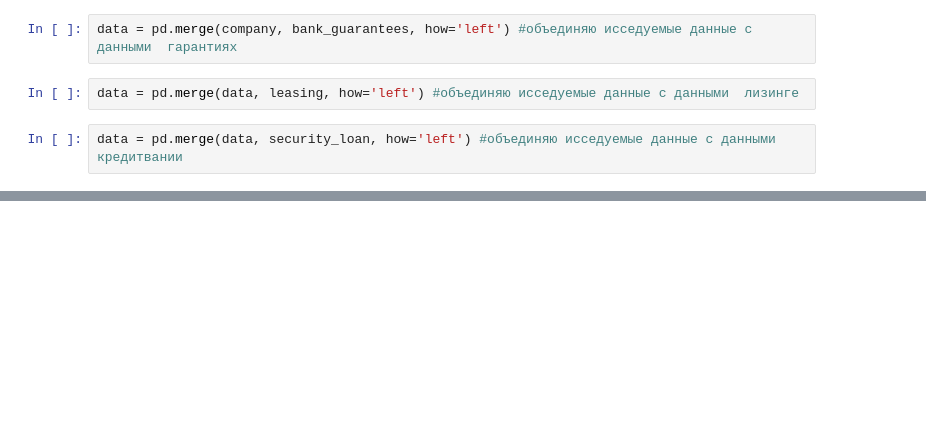
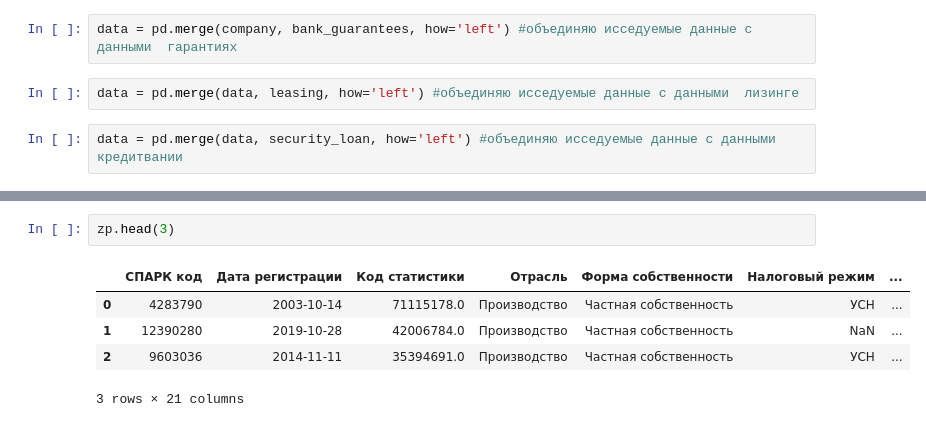
Before and after one commit to Dementev-Ilia/CustomerSearch, a Jupyter notebook: new data/CustomerSearch.ipynb, the cells around one changed output, grey strips where cells are left out. Drawn from its saved outputs; the diff is of its cells as text; blank space fills up the shorter version.

```diff
--- a/new data/CustomerSearch.ipynb
+++ b/new data/CustomerSearch.ipynb
@@ -185,0 +110,8 @@ data.drop(['2019, Поступления от выпуска акций, уве
+# %%
+zp.head(3)
+# %% [output]
+|  | СПАРК код | Дата регистрации | Код статистики | Отрасль | Форма собственности | Налоговый режим | ... |
+| 0 | 4283790 | 2003-10-14 | 71115178.0 | Производство | Частная собственность | УСН | ... |
+| 1 | 12390280 | 2019-10-28 | 42006784.0 | Производство | Частная собственность | NaN | ... |
+| 2 | 9603036 | 2014-11-11 | 35394691.0 | Производство | Частная собственность | УСН | ... |
+3 rows × 21 columns
```
Also changed, not shown: parts of 41 cells of this notebook, 1 other file.
